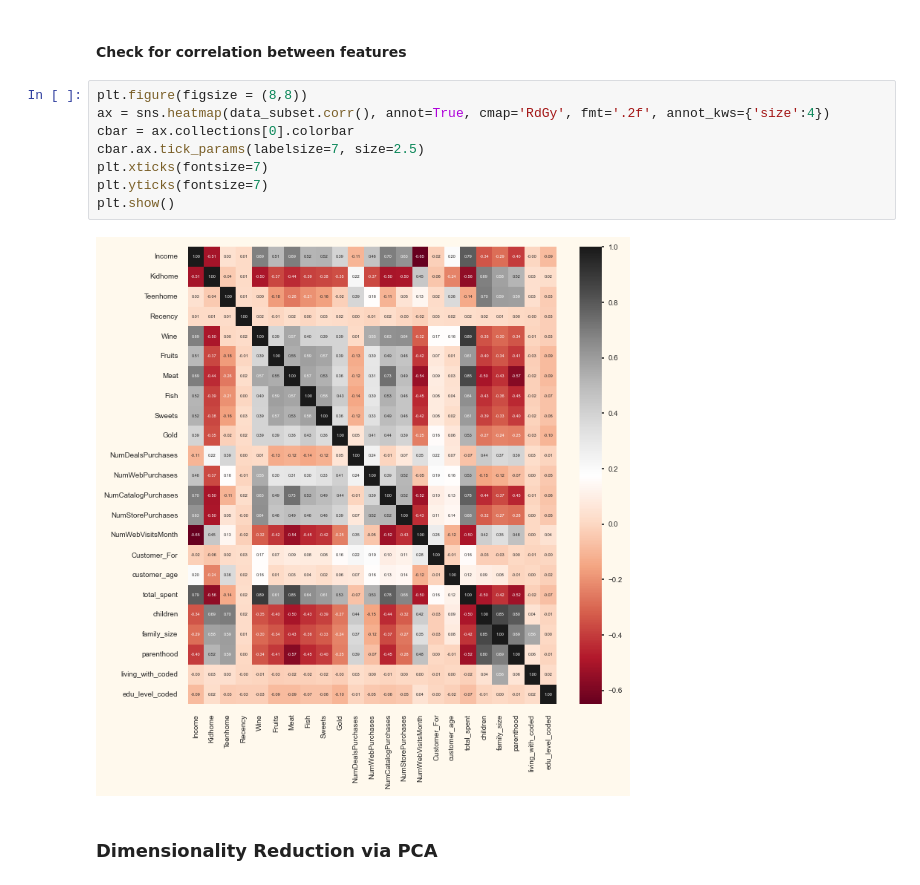
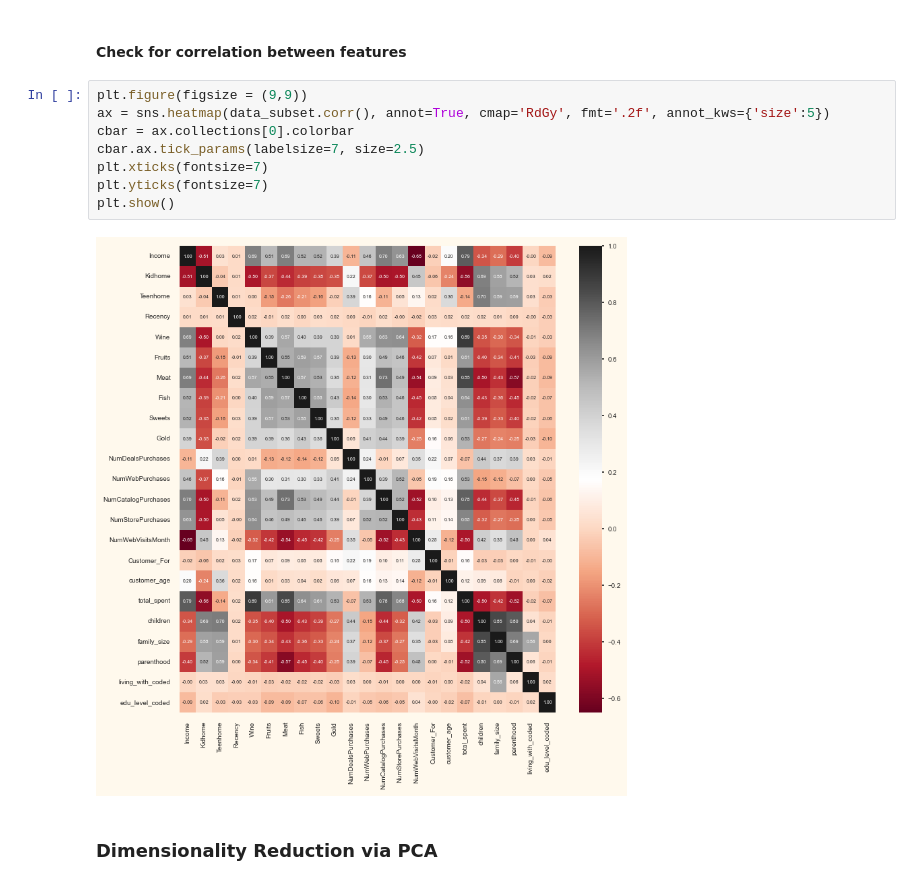
Before and after one commit to Cshefali/Data-Analysis-And-Viz-Python, a Jupyter notebook: customer_segmentation_project1/p1_customer_segmentation.ipynb, the cells around one changed output. Drawn from its saved outputs; the diff is of its cells as text.

```diff
--- a/customer_segmentation_project1/p1_customer_segmentation.ipynb
+++ b/customer_segmentation_project1/p1_customer_segmentation.ipynb
@@ -524,15 +532,15 @@ Dataframe to be used for future modelling
 # %% [markdown]
 <h4>Check for correlation between features</h4>
 # %%
-plt.figure(figsize = (8,8))
-ax = sns.heatmap(data_subset.corr(), annot=True, cmap='RdGy', fmt='.2f', annot_kws={'size':4})
+plt.figure(figsize = (9,9))
+ax = sns.heatmap(data_subset.corr(), annot=True, cmap='RdGy', fmt='.2f', annot_kws={'size':5})
 cbar = ax.collections[0].colorbar
 cbar.ax.tick_params(labelsize=7, size=2.5)
 plt.xticks(fontsize=7)
 plt.yticks(fontsize=7)
 plt.show()
 # %% [output]
-[figure, old version]
+[figure, new version]
 # %% [markdown]
 <h3>Dimensionality Reduction via PCA</h3>
 # %% [markdown]
```
Also changed, not shown: parts of 15 cells of this notebook.
